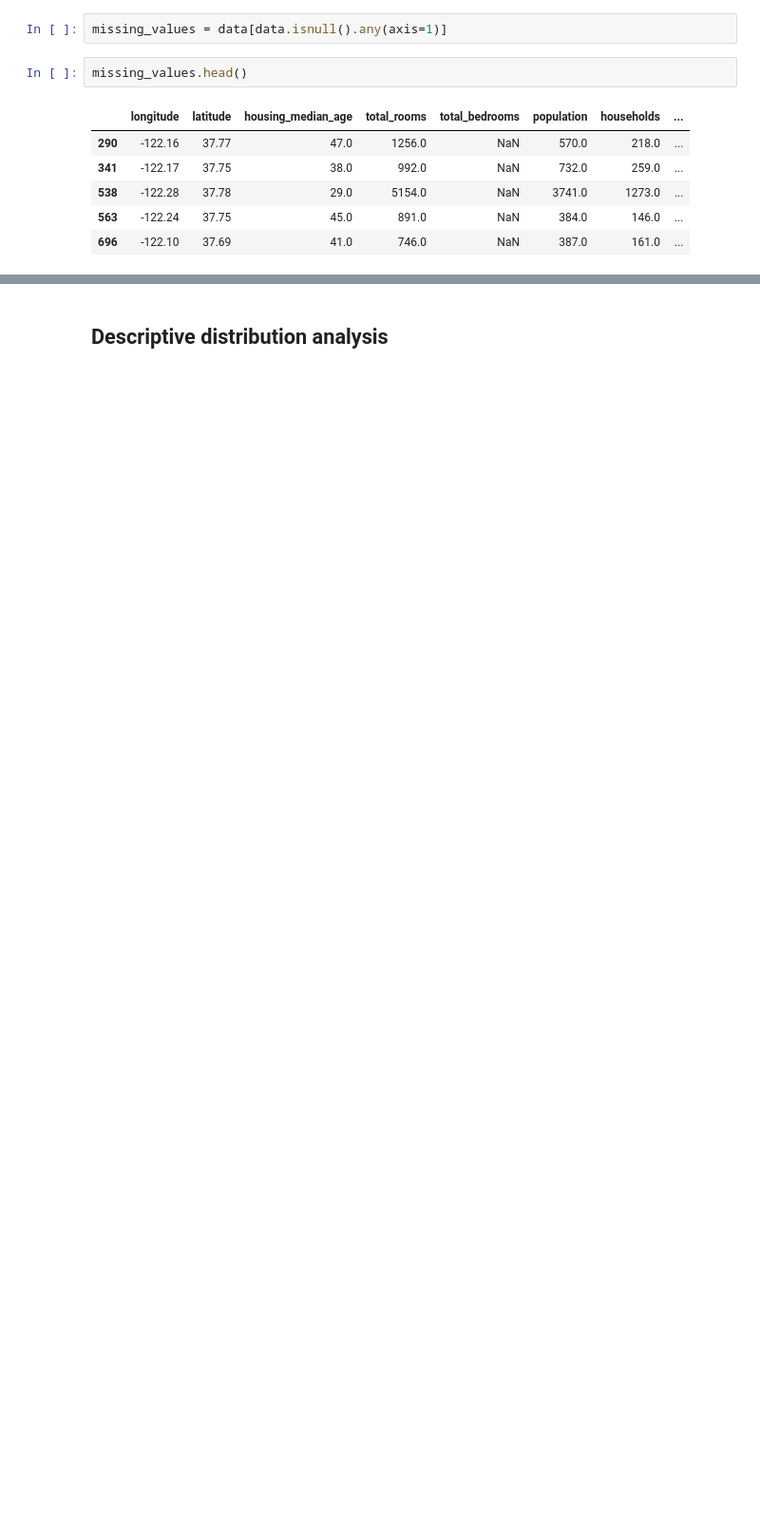
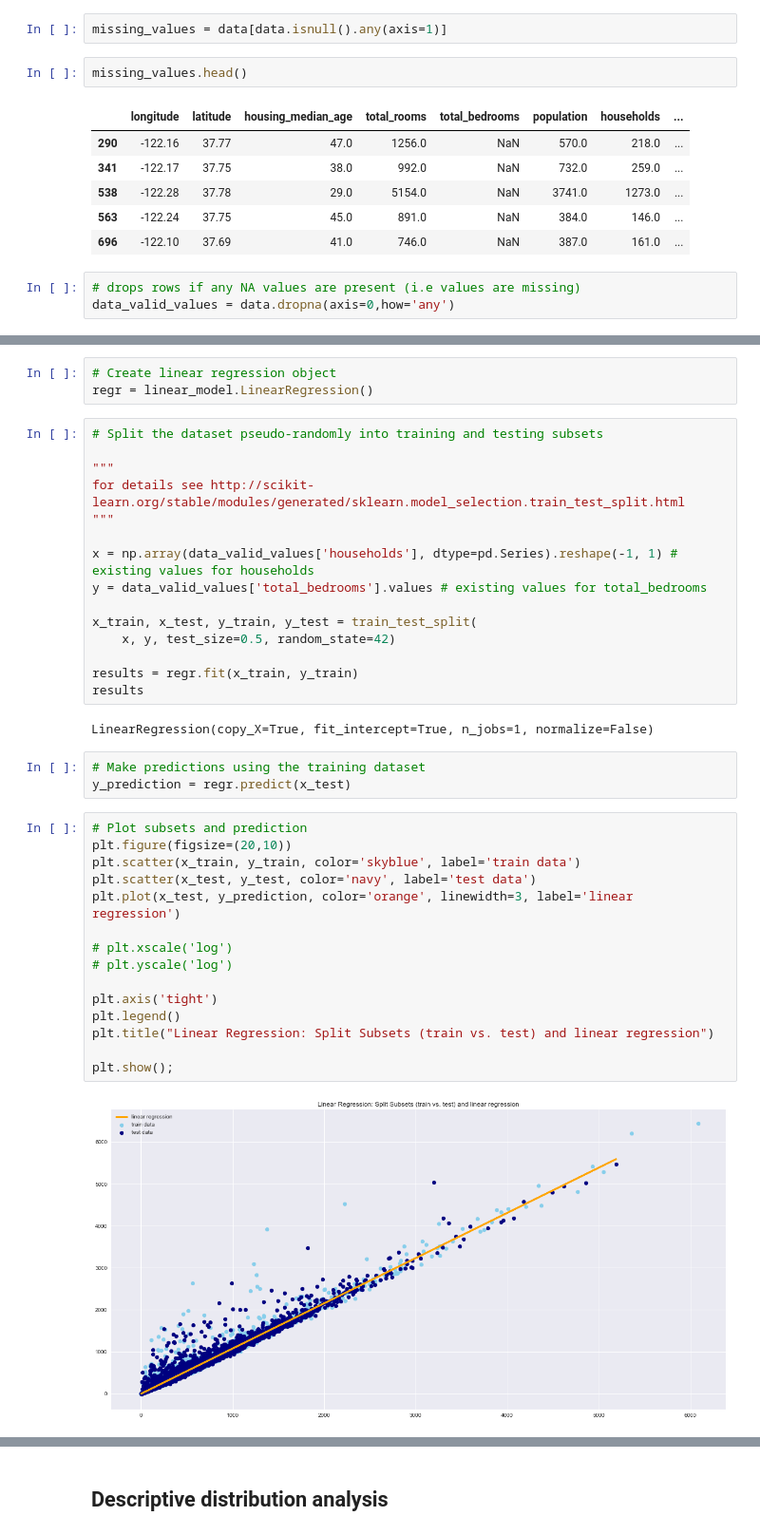
Before and after one commit to marianoju/neuefische, a Jupyter notebook: Multi-Dimensional Linear Regression.ipynb, the cells around one changed output, grey strips where cells are left out. Shown at 95% size. Cells and saved outputs as stored; diff of their text form; blank space fills up the shorter version.

```diff
--- a/Multi-Dimensional Linear Regression.ipynb
+++ b/Multi-Dimensional Linear Regression.ipynb
@@ -57,3 +64,6 @@ missing_values.head()
 | 538 | -122.28 | 37.78 | 29.0 | 5154.0 | NaN | 3741.0 | 1273.0 | ... |
 | 563 | -122.24 | 37.75 | 45.0 | 891.0 | NaN | 384.0 | 146.0 | ... |
 | 696 | -122.10 | 37.69 | 41.0 | 746.0 | NaN | 387.0 | 161.0 | ... |
+# %%
+# drops rows if any NA values are present (i.e values are missing)
+data_valid_values = data.dropna(axis=0,how='any')
@@ -59,0 +84,40 @@ missing_values.head()
+# %%
+# Create linear regression object
+regr = linear_model.LinearRegression()
+# %%
+# Split the dataset pseudo-randomly into training and testing subsets
+
+"""
+for details see http://scikit-learn.org/stable/modules/generated/sklearn.model_selection.train_test_split.html
+"""
+
+x = np.array(data_valid_values['households'], dtype=pd.Series).reshape(-1, 1) # existing values for households
+y = data_valid_values['total_bedrooms'].values # existing values for total_bedrooms
+
+x_train, x_test, y_train, y_test = train_test_split(
+    x, y, test_size=0.5, random_state=42)
+
+results = regr.fit(x_train, y_train)
+results
+# %% [output]
+LinearRegression(copy_X=True, fit_intercept=True, n_jobs=1, normalize=False)
+# %%
+# Make predictions using the training dataset
+y_prediction = regr.predict(x_test)
+# %%
+# Plot subsets and prediction
+plt.figure(figsize=(20,10))
+plt.scatter(x_train, y_train, color='skyblue', label='train data')
+plt.scatter(x_test, y_test, color='navy', label='test data')
+plt.plot(x_test, y_prediction, color='orange', linewidth=3, label='linear regression')
+
+# plt.xscale('log')
+# plt.yscale('log')
+
+plt.axis('tight')
+plt.legend()
+plt.title("Linear Regression: Split Subsets (train vs. test) and linear regression")
+
+plt.show();
+# %% [output]
+[figure, added]
```
Also changed, not shown: parts of 17 cells of this notebook.
